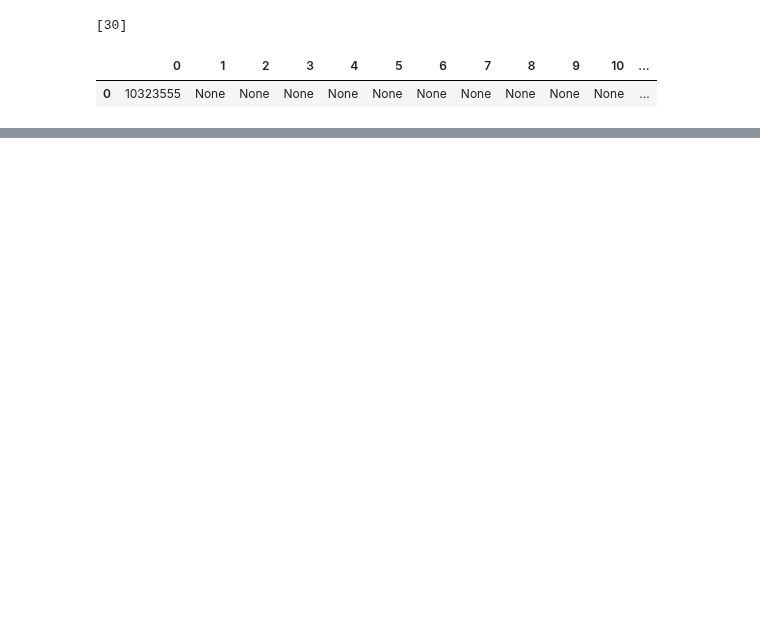
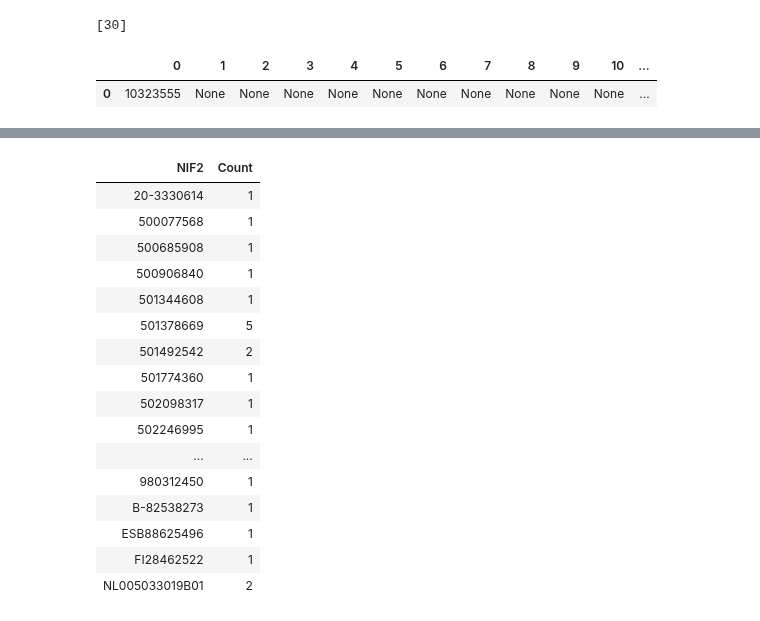
Before and after one commit to francisco-vpereira/ForceraIntership, a Jupyter notebook: forcera/scripts/contratos_v2.ipynb, the cells around one changed output, grey strips where cells are left out. Saved outputs shown, nothing was run; the diff lists cells and outputs as text; code cells hidden in the pictures; blank space fills up the shorter version.

```diff
--- a/forcera/scripts/contratos_v2.ipynb
+++ b/forcera/scripts/contratos_v2.ipynb
@@ -935,0 +1006,20 @@ contratos(redflag2(ajustesdir, ajdir))
+# %%
+h(counts1)
+# %% [output]
+| NIF2 | Count |
+| 20-3330614 | 1 |
+| 500077568 | 1 |
+| 500685908 | 1 |
+| 500906840 | 1 |
+| 501344608 | 1 |
+| 501378669 | 5 |
+| 501492542 | 2 |
+| 501774360 | 1 |
+| 502098317 | 1 |
+| 502246995 | 1 |
+| ... | ... |
+| 980312450 | 1 |
+| B-82538273 | 1 |
+| ESB88625496 | 1 |
+| FI28462522 | 1 |
+| NL005033019B01 | 2 |
```
Also changed, not shown: parts of 18 cells of this notebook.
